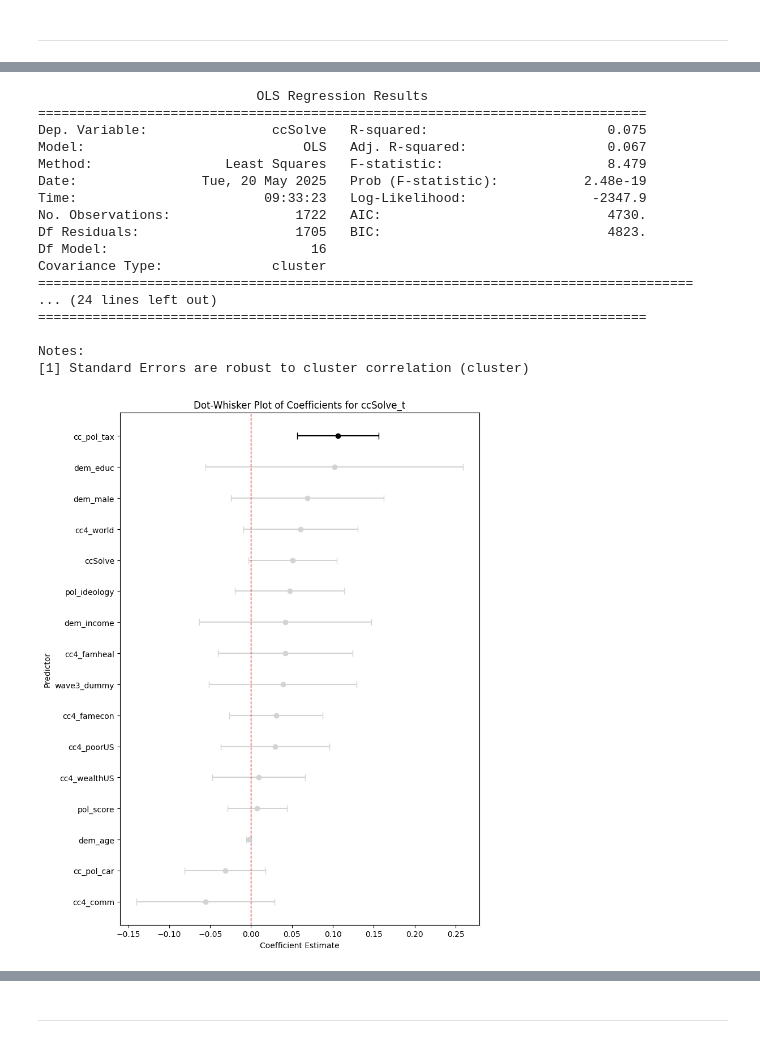
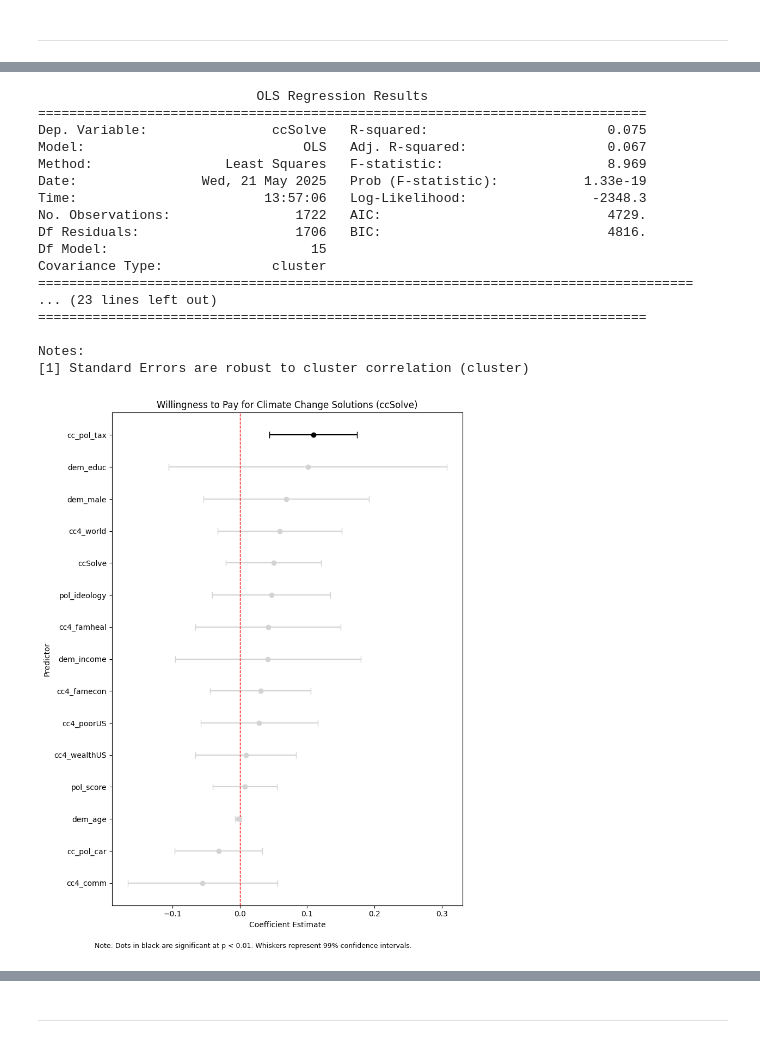
Before and after one commit to paraskevasleivadaros/climate-opinions-and-elections, a Jupyter notebook: notebooks/methods.ipynb, the cells around one changed output, grey strips where cells are left out. Cells and saved outputs as stored; diff of their text form; code cells hidden in the pictures.

```diff
--- a/notebooks/methods.ipynb
+++ b/notebooks/methods.ipynb
@@ -49,9 +46,6 @@ continuous_predictors = [
     "pol_score", "pol_ideology"
 ]
 
-# Election-period dummy
-wave_dummy = ["wave3_dummy"]
-
 # Sort by PID and WAVE
 data = data.sort_values(by=['PID', 'WAVE'])
 
@@ -59,12 +53,9 @@ data = data.sort_values(by=['PID', 'WAVE'])
 for var in continuous_predictors:
     data[f"{var}_lag"] = data.groupby('PID')[var].shift(1)
 
-# Create wave3_dummy
-data["wave3_dummy"] = (data["WAVE"] == 3).astype(int)
-
 # Combine all lagged vars
 lagged_vars = [f"{var}_lag" for var in continuous_predictors]
-all_predictors = lagged_vars + wave_dummy
+all_predictors = lagged_vars
 
 # Drop missing rows
 panel_var_data = data.dropna(subset=all_predictors + ["cc_pol_tax", "cc_pol_car"])
@@ -252,9 +252,6 @@ variables = [
     "pol_score", "pol_ideology"
 ]
 
-# Create wave3 dummy (1 if wave == 3, else 0)
-data['wave3_dummy'] = (data['WAVE'] == 3).astype(int)
-
 # Sort by PID and WAVE
 data = data.sort_values(by=['PID', 'WAVE'])
 
@@ -264,7 +261,7 @@ for var in variables:
 
 # Final predictors: lagged variables + wave dummy (not lagged)
 lagged_vars = [f'{v}_lag' for v in variables]
-all_predictors = lagged_vars + ['wave3_dummy']
+all_predictors = lagged_vars
 
 # Drop missing values
 panel_var_data = data.dropna(subset=all_predictors + ['ccSolve'])
@@ -283,15 +280,15 @@ print(rq2_model.summary())
 ==============================================================================
 Dep. Variable:                ccSolve   R-squared:                       0.075
 Model:                            OLS   Adj. R-squared:                  0.067
-Method:                 Least Squares   F-statistic:                     8.479
-Date:                Tue, 20 May 2025   Prob (F-statistic):           2.48e-19
-Time:                        09:33:23   Log-Likelihood:                -2347.9
-No. Observations:                1722   AIC:                             4730.
-Df Residuals:                    1705   BIC:                             4823.
-Df Model:                          16
+Method:                 Least Squares   F-statistic:                     8.969
+Date:                Wed, 21 May 2025   Prob (F-statistic):           1.33e-19
+Time:                        13:57:06   Log-Likelihood:                -2348.3
+No. Observations:                1722   AIC:                             4729.
+Df Residuals:                    1706   BIC:                             4816.
+Df Model:                          15
 Covariance Type:              cluster
 ====================================================================================
-... (24 lines left out)
+... (23 lines left out)
 ==============================================================================
 
 Notes:
@@ -305,15 +302,22 @@ os.makedirs("../results", exist_ok=True)
 # --- Step 1: Extract model coefficients and confidence intervals
 def extract_model_info(model):
     coefs = model.params
-    conf = model.conf_int()
+    conf = model.conf_int(alpha=0.01)  # 99% CI
+    pvals = model.pvalues  # Extract p-values
+
     df = pd.DataFrame({
         'predictor': coefs.index,
         'coef': coefs.values,
         'lower': conf[0].values,
-        'upper': conf[1].values
+        'upper': conf[1].values,
+        'pval': pvals.values
     }).query("predictor != 'const'")  # exclude intercept
-    # Add significance flag: True if CI does not include zero
-    df['significant'] = ~((df['lower'] <= 0) & (df['upper'] >= 0))
+
+    # --- Previous threshold: p < 0.05 via 95% CI exclusion
+    # df['significant'] = ~((df['lower'] <= 0) & (df['upper'] >= 0))
+
+    # --- New threshold: p < 0.01
+    df['significant'] = df['pval'] < 0.01
     return df
 
 # --- Step 2: Extract info and sort predictors
@@ -332,16 +336,24 @@ for _, row in plot_df.iterrows():
         fmt='o',
         color='black' if row['significant'] else 'lightgray',
         ecolor='black' if row['significant'] else 'lightgray',
         capsize=4
     )
 
 plt.axvline(x=0, color='red', linestyle='--', linewidth=1)
-plt.title("Dot-Whisker Plot of Coefficients for ccSolve_t")
+plt.title("Willingness to Pay for Climate Change Solutions (ccSolve)")
 plt.xlabel("Coefficient Estimate")
 plt.ylabel("Predictor")
+
+# --- Add caption
+plt.figtext(
+    0.5, -0.02,
+    "Note: Dots in black are significant at p < 0.01. Whiskers represent 99% confidence intervals.",
+    ha='center', fontsize=9
+)
+
 plt.tight_layout()
 plt.savefig("../results/rq2_dot_whisker_ccSolve_coefficients.png", dpi=300)
 plt.show()
 # %% [output]
-[figure, old version]
+[figure, new version]
 # %% [markdown]
```
Also changed, not shown: parts of 13 cells of this notebook, 5 other files.
